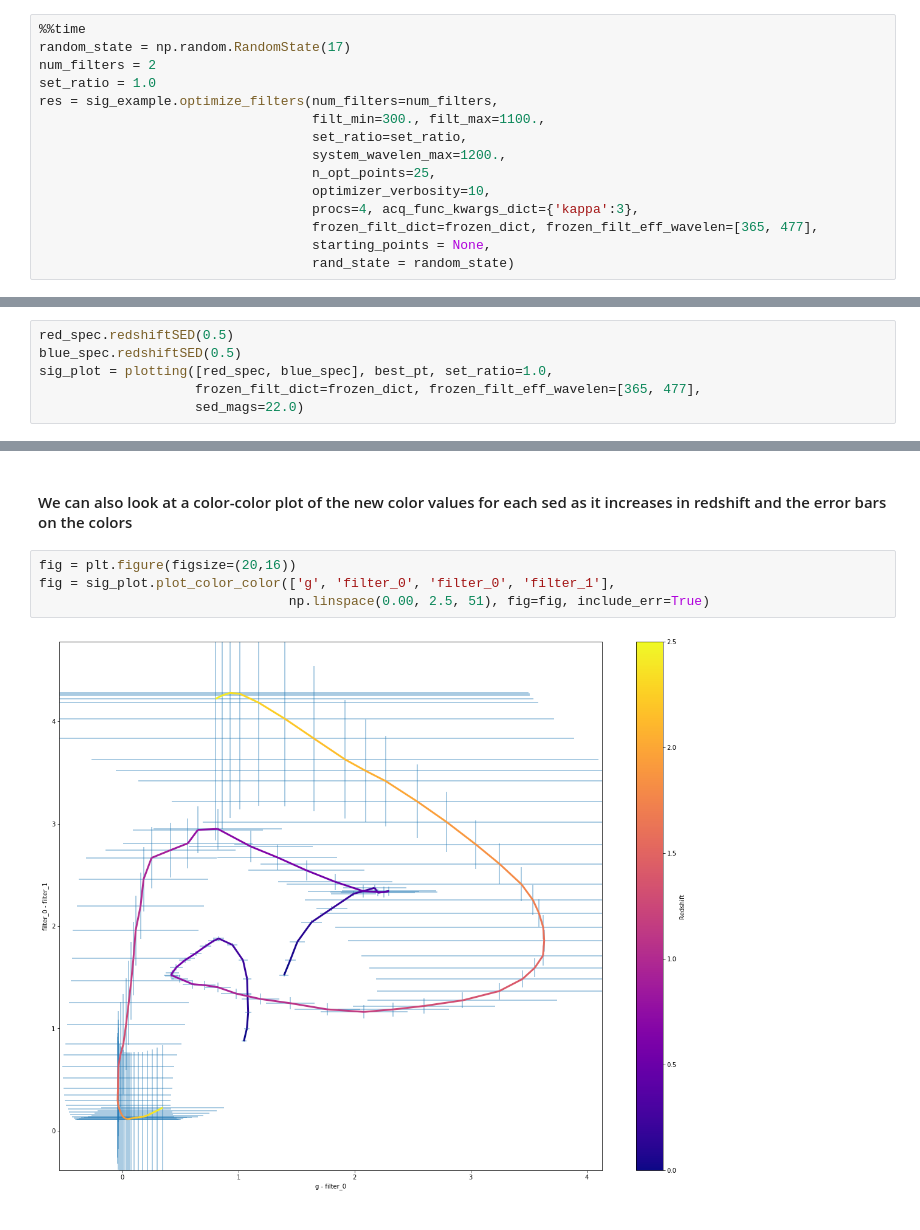
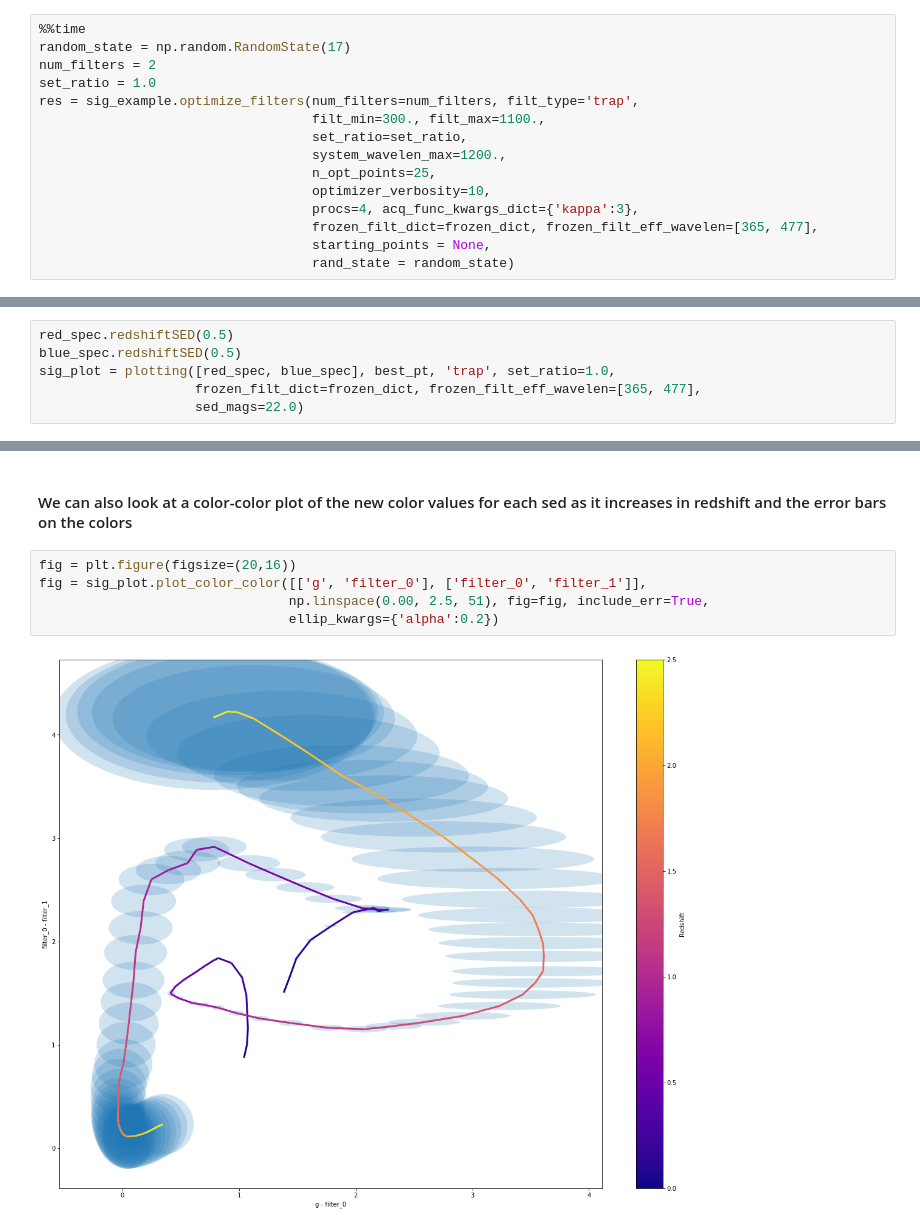
Before and after one commit to dirac-institute/siggi, a Jupyter notebook: examples/Intro_Examples.ipynb, the cells around one changed output, grey strips where cells are left out. Cells and saved outputs as stored; diff of their text form.

```diff
--- a/examples/Intro_Examples.ipynb
+++ b/examples/Intro_Examples.ipynb
@@ -52,7 +53,7 @@ frozen_dict = BandpassDict(frozen_dict.values()[:2], frozen_dict.keys()[:2])
 random_state = np.random.RandomState(17)
 num_filters = 2
 set_ratio = 1.0
-res = sig_example.optimize_filters(num_filters=num_filters,
+res = sig_example.optimize_filters(num_filters=num_filters, filt_type='trap',
                                    filt_min=300., filt_max=1100.,
                                    set_ratio=set_ratio,
                                    system_wavelen_max=1200.,
@@ -123,7 +140,7 @@ print(best_pt, best_val)
 # %%
 red_spec.redshiftSED(0.5)
 blue_spec.redshiftSED(0.5)
-sig_plot = plotting([red_spec, blue_spec], best_pt, set_ratio=1.0,
+sig_plot = plotting([red_spec, blue_spec], best_pt, 'trap', set_ratio=1.0,
                     frozen_filt_dict=frozen_dict, frozen_filt_eff_wavelen=[365, 477],
                     sed_mags=22.0)
 # %% [markdown]
@@ -138,7 +155,8 @@ plt.legend(['red_sed', 'blue_sed'] + sig_plot.filter_dict.keys())
 #### We can also look at a color-color plot of the new color values for each sed as it increases in redshift and the error bars on the colors
 # %%
 fig = plt.figure(figsize=(20,16))
-fig = sig_plot.plot_color_color(['g', 'filter_0', 'filter_0', 'filter_1'],
-                                np.linspace(0.00, 2.5, 51), fig=fig, include_err=True)
+fig = sig_plot.plot_color_color([['g', 'filter_0'], ['filter_0', 'filter_1']],
+                                np.linspace(0.00, 2.5, 51), fig=fig, include_err=True,
+                                ellip_kwargs={'alpha':0.2})
 # %% [output]
-[figure, old version]
+[figure, new version]
```
Also changed, not shown: parts of 9 cells of this notebook, 18 other files.
